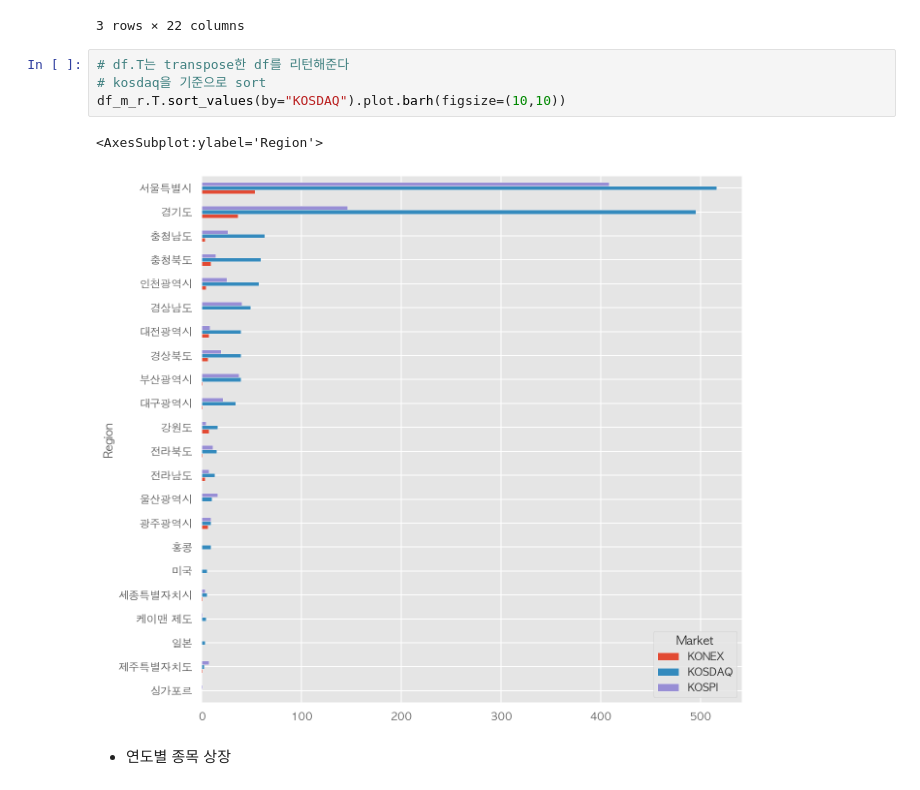
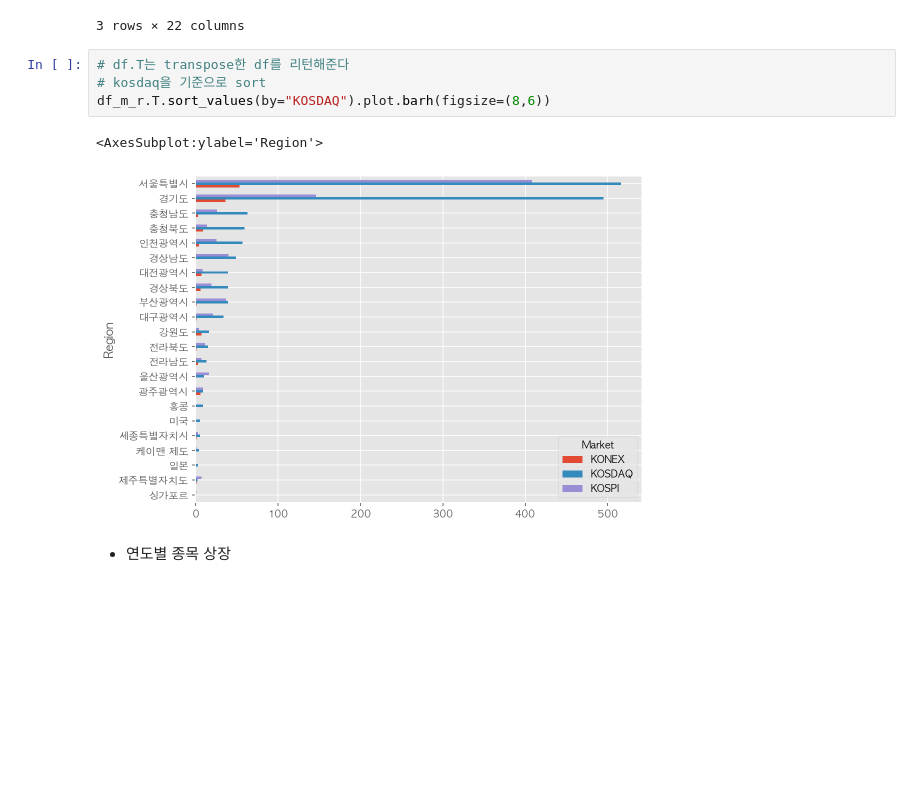
Before and after one commit to be-simon/Data_analysis_study, a Jupyter notebook: visualization_basic.ipynb, the cells around one changed output. Saved outputs shown, nothing was run; the diff lists cells and outputs as text; blank space fills up the shorter version.

```diff
--- a/visualization_basic.ipynb
+++ b/visualization_basic.ipynb
@@ -231,10 +232,10 @@ df_m_r
 # %%
 # df.T는 transpose한 df를 리턴해준다
 # kosdaq을 기준으로 sort
-df_m_r.T.sort_values(by="KOSDAQ").plot.barh(figsize=(10,10))
+df_m_r.T.sort_values(by="KOSDAQ").plot.barh(figsize=(8,6))
 # %% [output]
 <AxesSubplot:ylabel='Region'>
-[figure, old version]
+[figure, new version]
 # %% [markdown]
 * 연도별 종목 상장
 # %%
```
Also changed, not shown: parts of 24 cells of this notebook.
